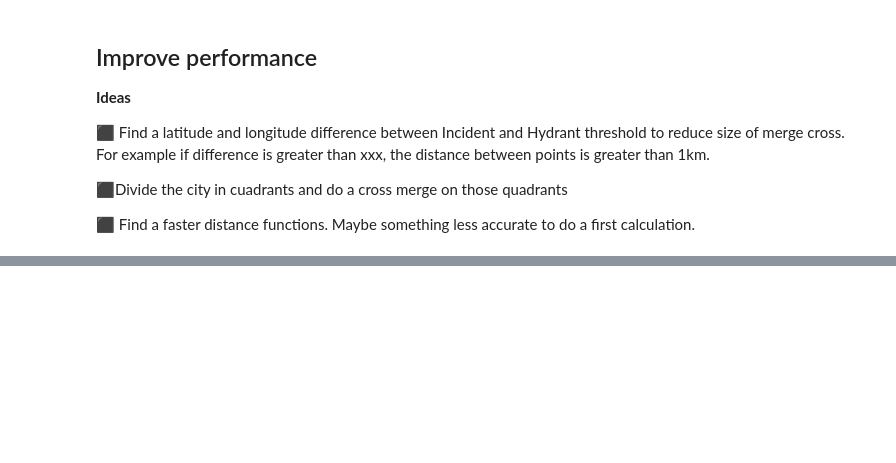
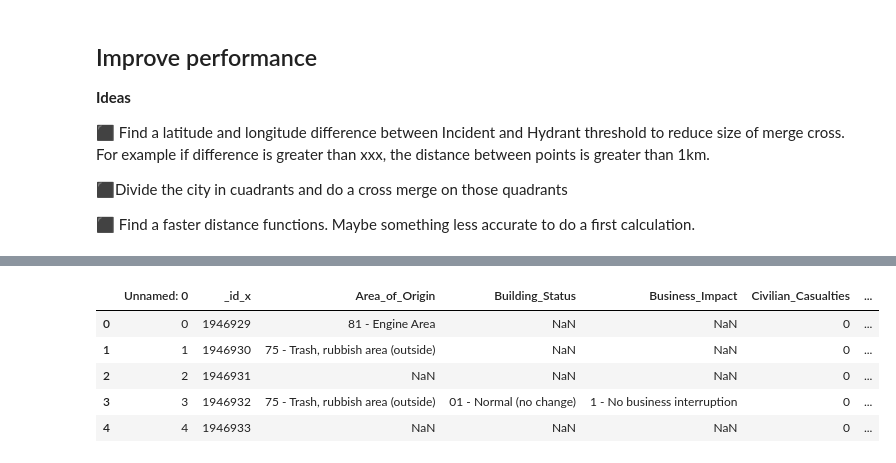
Before and after one commit to JimenaBaripatti/FeatureEngineering, a Jupyter notebook: Incident_Hydrants_distance.ipynb, the cells around one changed output, grey strips where cells are left out. Cells and saved outputs as stored; diff of their text form; code cells hidden in the pictures; blank space fills up the shorter version.

```diff
--- a/Incident_Hydrants_distance.ipynb
+++ b/Incident_Hydrants_distance.ipynb
@@ -137,3 +137,6 @@ df.join(df_hyd_variables, on='Incident_Numberdemo', how='inner')
 ⬛Divide the city in cuadrants and do a cross merge on those quadrants
 
 ⬛ Find a faster distance functions. Maybe something less accurate to do a first calculation.
+# %%
+#df_test= df[['Incident_Numberdemo', 'Latitude', 'Longitude']][:1].copy()
+hyd = df_hyd[['h_latitude' ,'h_longitude']].to_numpy()
@@ -139,0 +164,28 @@ df.join(df_hyd_variables, on='Incident_Numberdemo', how='inner')
+# %%
+def get_min_distance(df_test, hyd):
+  """
+  build a dict with incident as key and min distance as value
+  iterate over the dataframe and the hyd array
+  """
+
+  min_dist = {}
+
+  for index, row in df_test.iterrows():
+
+    distances = []
+    incident = row['Incident_Numberdemo']
+
+    lat1, lon1 = row['Latitude'], row['Longitude']
+
+    for c in hyd:
+
+      lat2, lon2 = c
+      distances.append(haversine2(lon1, lat1, lon2, lat2))
+
+    min_dist.update({incident: min(distances)})
+
+  return min_dist
+
+result = get_min_distance(df, hyd)
+
+print(len(result))
@@ -139,0 +194,2 @@ df.join(df_hyd_variables, on='Incident_Numberdemo', how='inner')
+# %%
+df_min_dist = pd.DataFrame.from_dict(result, orient="index", columns=['min_dist_to_hydrant'])
@@ -139,0 +205,11 @@ df.join(df_hyd_variables, on='Incident_Numberdemo', how='inner')
+# %%
+df_final = df.join(df_min_dist, on='Incident_Numberdemo', how='left')
+# %%
+df_final.head()
+# %% [output]
+|  | Unnamed: 0 | _id_x | Area_of_Origin | Building_Status | Business_Impact | Civilian_Casualties | ... |
+| 0 | 0 | 1946929 | 81 - Engine Area | NaN | NaN | 0 | ... |
+| 1 | 1 | 1946930 | 75 - Trash, rubbish area (outside) | NaN | NaN | 0 | ... |
+| 2 | 2 | 1946931 | NaN | NaN | NaN | 0 | ... |
+| 3 | 3 | 1946932 | 75 - Trash, rubbish area (outside) | 01 - Normal (no change) | 1 - No business interruption | 0 | ... |
+| 4 | 4 | 1946933 | NaN | NaN | NaN | 0 | ... |
```
Also changed, not shown: parts of 6 cells of this notebook.
